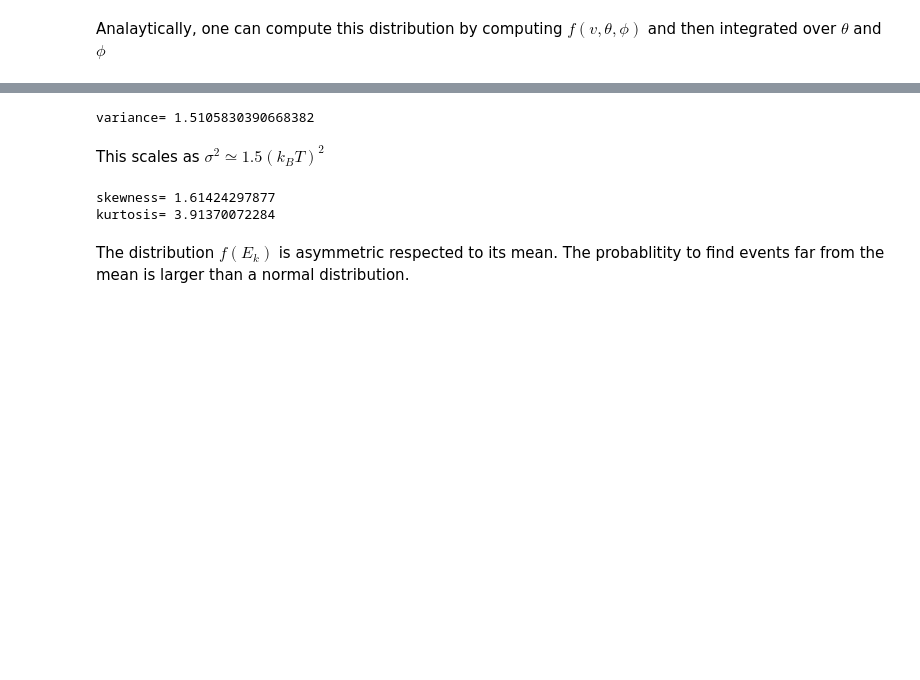
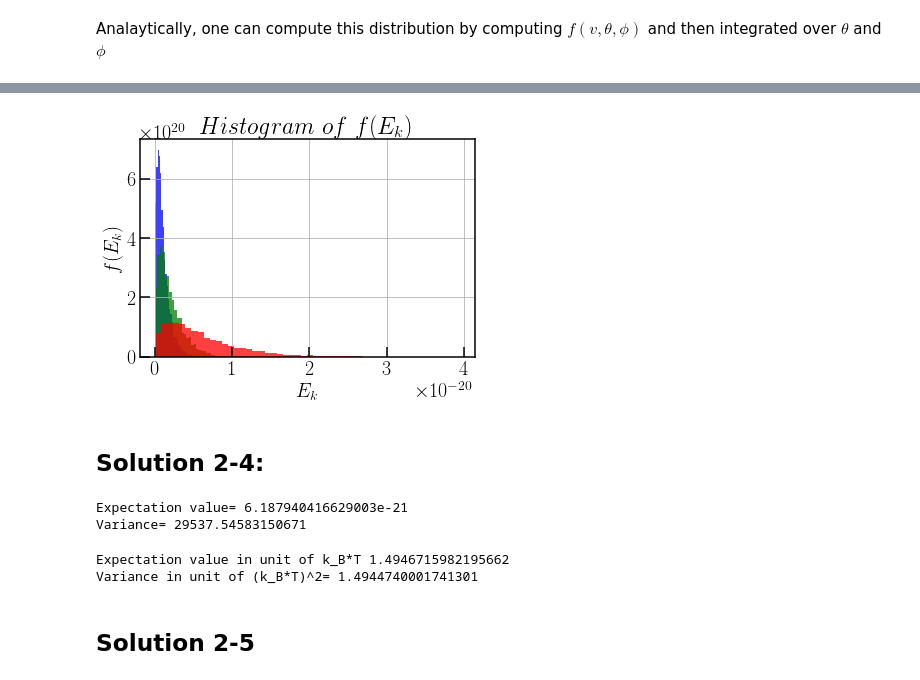
Before and after one commit to antoninvapa/M-thodStat, a Jupyter notebook: Sheet 2/solutions_sheet02.ipynb, the cells around one changed output, grey strips where cells are left out. Cells and saved outputs as stored; diff of their text form; code cells hidden in the pictures; blank space fills up the shorter version.

```diff
--- a/Sheet 2/solutions_sheet02.ipynb
+++ b/Sheet 2/solutions_sheet02.ipynb
@@ -158,19 +186,0 @@ We find the value $\alpha$ around $3/2$. This fits with the equipartition theory
-# %%
-##  Answer 2-6
-
-temperature=[10,50,100,300,600]
-ekdata=list(range(5))
-ekaverage=list(range(5))
-
-for i in range(0,5):
-    ekdata[i]=ekdistribution(temperature[i],500)
-    ekaverage[i]=sum(ekdata[i])/len(ekdata[i])
-
-## fitting the factor \alpha
-tfit=list(range(5))
-for i in range(0,5):
-    tfit[i]=temperature[i]*kb
-
-alpha,cov=np.polyfit(tfit, ekaverage,1,cov=True)
-
-print 'alpha=',alpha[0],'+/-',cov[0][0]**0.5
@@ -185,17 +187,38 @@ ekdata=ekdistribution(300,20000)
-# %%
-print 'variance=',np.var(ekdata)/((kb*T)**2)
-# %% [output]
-variance= 1.5105830390668382
-# %% [markdown]
-This scales as $\sigma^2\simeq 1.5 (k_B T)^2$
-# %%
-from scipy.stats import skew
-from scipy.stats import kurtosis
-
-print 'skewness=',skew(ekdata)
-print 'kurtosis=',kurtosis(ekdata)
-# %% [output]
-skewness= 1.61424297877
-kurtosis= 3.91370072284
-# %% [markdown]
-The distribution $f(E_k)$ is asymmetric respected to its mean. The probablitity to find events far from the mean is larger than a normal distribution.
+# %%
+temperature=[50,100,300]
+ekdata=list(range(3))
+
+for i in range(0,3):
+    ekdata[i]=ekdistribution(temperature[i],ntest)
+# %%
+
+plt.hist(ekdata[0], 50, density=True, facecolor='b', alpha=0.75)
+plt.hist(ekdata[1], 50, density=True, facecolor='g', alpha=0.75)
+plt.hist(ekdata[2], 50, density=True, facecolor='r', alpha=0.75)
+plt.xlabel(r'$E_k$')
+plt.ylabel(r'$f(E_k)$')
+plt.title(r'$Histogram\ of\ f(E_k)$')
+plt.tick_params(direction='in')
+plt.grid(True)
+plt.show()
+# %% [output]
+[figure, added]
+# %% [markdown]
+## Solution 2-4:
+# %%
+T=300
+ekdata=ekdistribution(T,900)
+
+print('Expectation value=',sum(ekdata)/len(ekdata))
+print('Variance=',np.var(data))
+# %% [output]
+Expectation value= 6.187940416629003e-21
+Variance= 29537.54583150671
+# %%
+print('Expectation value in unit of k_B*T',sum(ekdata)/len(ekdata)/(kb*T))
+print('Variance in unit of (k_B*T)^2=',np.var(ekdata)/((kb*T)**2))
+# %% [output]
+Expectation value in unit of k_B*T 1.4946715982195662
+Variance in unit of (k_B*T)^2= 1.4944740001741301
+# %% [markdown]
+## Solution 2-5
```
Also changed, not shown: parts of 29 cells of this notebook.
